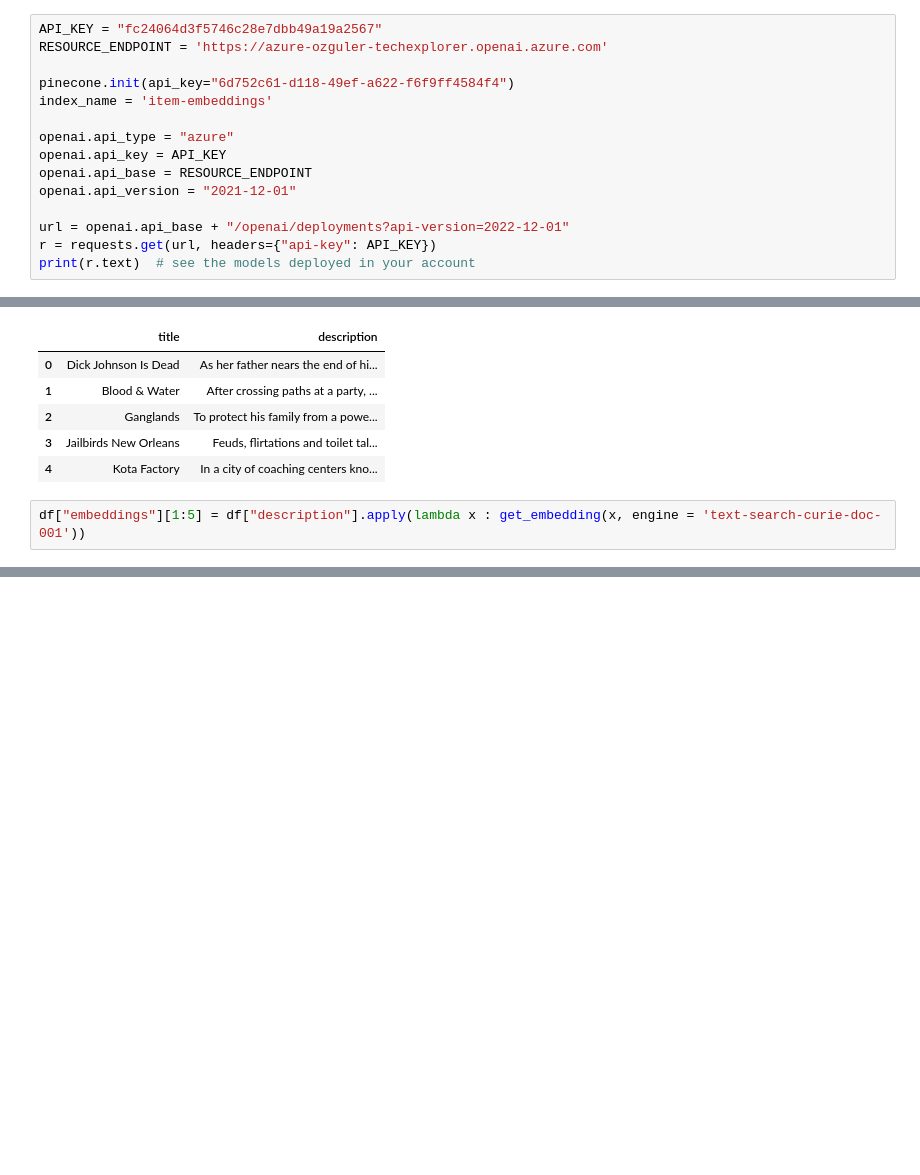
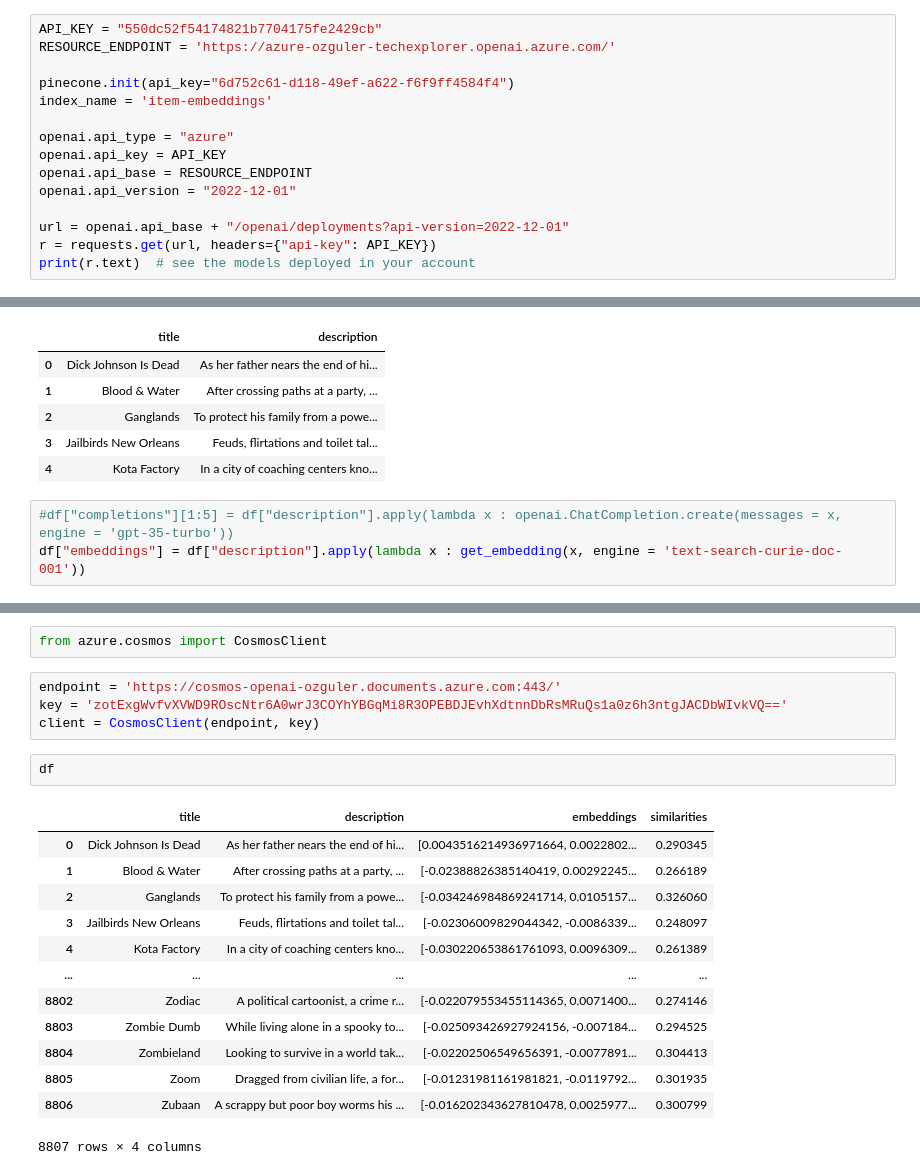
Before and after one commit to ozgurgulerx/2303-AzureOpenAI-Examples, a Jupyter notebook: 230330-recommendation-engine-similarity.ipynb, the cells around one changed output, grey strips where cells are left out. Drawn from its saved outputs; the diff is of its cells as text; blank space fills up the shorter version.

```diff
--- a/230330-recommendation-engine-similarity.ipynb
+++ b/230330-recommendation-engine-similarity.ipynb
@@ -9,8 +9,8 @@ import pandas as pd
 import numpy as np
 from openai.embeddings_utils import get_embedding, cosine_similarity
 # %%
-API_KEY = "fc24064d3f5746c28e7dbb49a19a2567"
-RESOURCE_ENDPOINT = 'https://azure-ozguler-techexplorer.openai.azure.com'
+API_KEY = "550dc52f54174821b7704175fe2429cb"
+RESOURCE_ENDPOINT = 'https://azure-ozguler-techexplorer.openai.azure.com/'
 
 pinecone.init(api_key="6d752c61-d118-49ef-a622-f6f9ff4584f4")
 index_name = 'item-embeddings'
@@ -18,7 +18,7 @@ index_name = 'item-embeddings'
 openai.api_type = "azure"
 openai.api_key = API_KEY
 openai.api_base = RESOURCE_ENDPOINT
-openai.api_version = "2021-12-01"
+openai.api_version = "2022-12-01"
 
 url = openai.api_base + "/openai/deployments?api-version=2022-12-01"
 r = requests.get(url, headers={"api-key": API_KEY})
@@ -80,4 +80,5 @@ df.head()
 | 3 | Jailbirds New Orleans | Feuds, flirtations and toilet tal... |
 | 4 | Kota Factory | In a city of coaching centers kno... |
 # %%
-df["embeddings"][1:5] = df["description"].apply(lambda x : get_embedding(x, engine = 'text-search-curie-doc-001'))
+#df["completions"][1:5] = df["description"].apply(lambda x : openai.ChatCompletion.create(messages = x, engine = 'gpt-35-turbo'))
+df["embeddings"] = df["description"].apply(lambda x : get_embedding(x, engine = 'text-search-curie-doc-001'))
@@ -85,0 +133,22 @@ RetryError: RetryError[<Future at 0x... state=finished raised InvalidRequestErro
+# %%
+from azure.cosmos import CosmosClient
+# %%
+endpoint = 'https://cosmos-openai-ozguler.documents.azure.com:443/'
+key = 'zotExgWvfvXVWD9ROscNtr6A0wrJ3COYhYBGqMi8R3OPEBDJEvhXdtnnDbRsMRuQs1a0z6h3ntgJACDbWIvkVQ=='
+client = CosmosClient(endpoint, key)
+# %%
+df
+# %% [output]
+|  | title | description | embeddings | similarities |
+| 0 | Dick Johnson Is Dead | As her father nears the end of hi... | [0.0043516214936971664, 0.0022802... | 0.290345 |
+| 1 | Blood & Water | After crossing paths at a party, ... | [-0.02388826385140419, 0.00292245... | 0.266189 |
+| 2 | Ganglands | To protect his family from a powe... | [-0.034246984869241714, 0.0105157... | 0.326060 |
+| 3 | Jailbirds New Orleans | Feuds, flirtations and toilet tal... | [-0.02306009829044342, -0.0086339... | 0.248097 |
+| 4 | Kota Factory | In a city of coaching centers kno... | [-0.030220653861761093, 0.0096309... | 0.261389 |
+| ... | ... | ... | ... | ... |
+| 8802 | Zodiac | A political cartoonist, a crime r... | [-0.022079553455114365, 0.0071400... | 0.274146 |
+| 8803 | Zombie Dumb | While living alone in a spooky to... | [-0.025093426927924156, -0.007184... | 0.294525 |
+| 8804 | Zombieland | Looking to survive in a world tak... | [-0.02202506549656391, -0.0077891... | 0.304413 |
+| 8805 | Zoom | Dragged from civilian life, a for... | [-0.01231981161981821, -0.0119792... | 0.301935 |
+| 8806 | Zubaan | A scrappy but poor boy worms his ... | [-0.016202343627810478, 0.0025977... | 0.300799 |
+8807 rows × 4 columns
```
Also changed, not shown: parts of 4 cells of this notebook, 2 other files.
